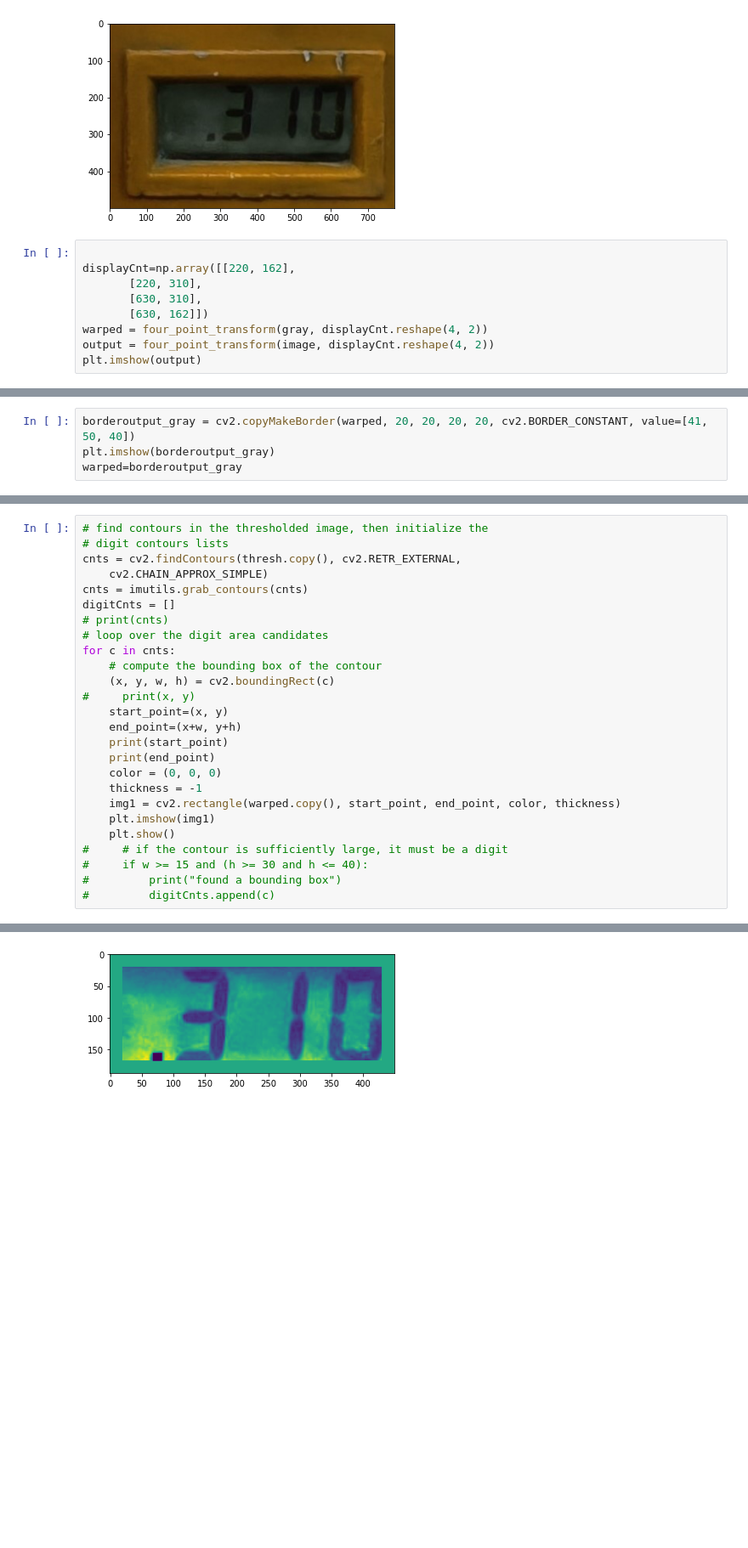
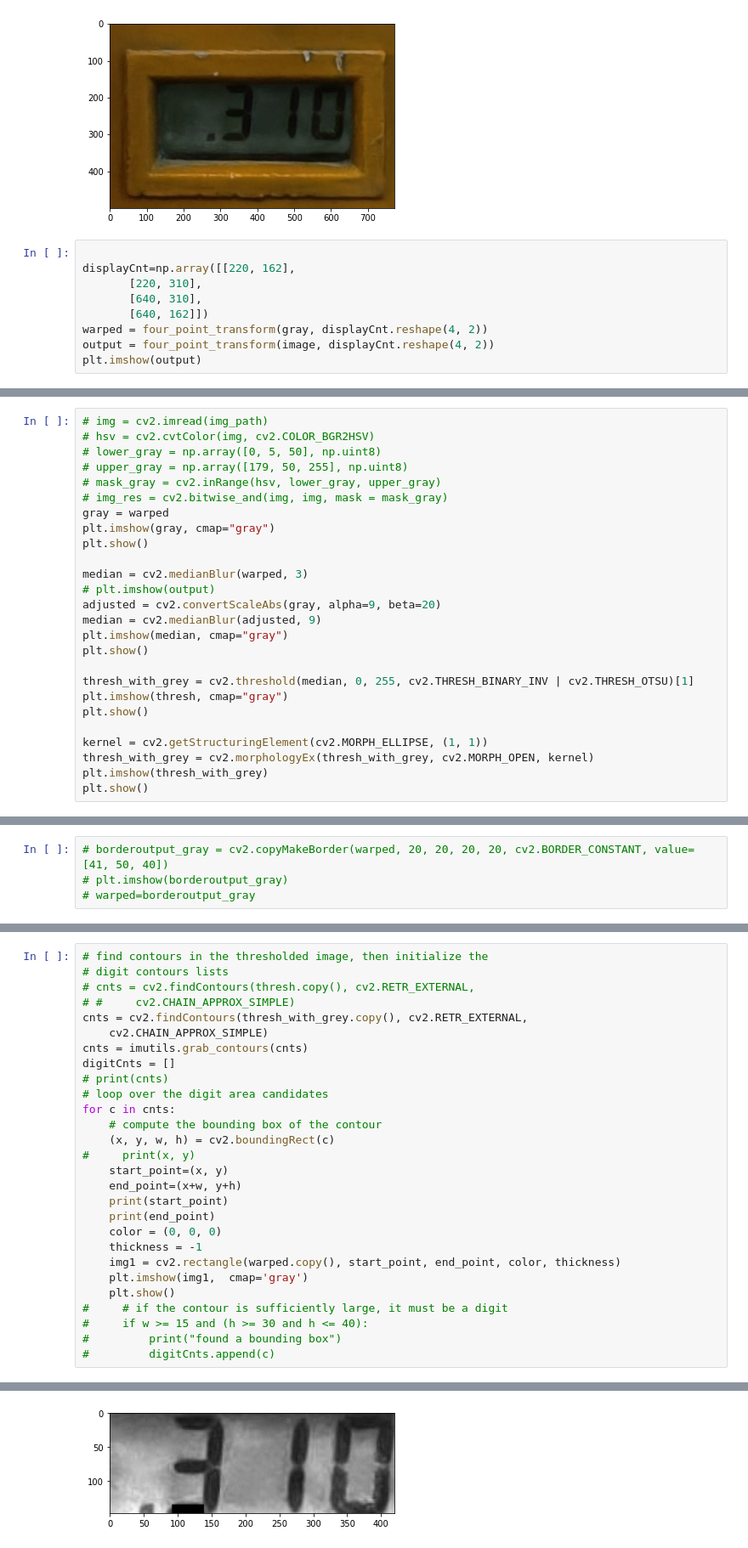
Before and after one commit to DivyanshNatani/OCR-Display-Digitalisation, a Jupyter notebook: seven-seg/7-seg-lab-image.ipynb, the cells around one changed output, grey strips where cells are left out. Shown: that part at 85% size. Cells and saved outputs as stored; diff of their text form; blank space fills up the shorter version.

```diff
--- a/seven-seg/7-seg-lab-image.ipynb
+++ b/seven-seg/7-seg-lab-image.ipynb
@@ -88,8 +88,8 @@ plt.imshow(image)
 
 displayCnt=np.array([[220, 162],
        [220, 310],
-       [630, 310],
-       [630, 162]])
+       [640, 310],
+       [640, 162]])
 warped = four_point_transform(gray, displayCnt.reshape(4, 2))
 output = four_point_transform(image, displayCnt.reshape(4, 2))
 plt.imshow(output)
@@ -98,0 +137,26 @@ plt.imshow(output)
+# %%
+# img = cv2.imread(img_path)
+# hsv = cv2.cvtColor(img, cv2.COLOR_BGR2HSV)
+# lower_gray = np.array([0, 5, 50], np.uint8)
+# upper_gray = np.array([179, 50, 255], np.uint8)
+# mask_gray = cv2.inRange(hsv, lower_gray, upper_gray)
+# img_res = cv2.bitwise_and(img, img, mask = mask_gray)
+gray = warped
+plt.imshow(gray, cmap="gray")
+plt.show()
+
+median = cv2.medianBlur(warped, 3)
+# plt.imshow(output)
+adjusted = cv2.convertScaleAbs(gray, alpha=9, beta=20)
+median = cv2.medianBlur(adjusted, 9)
+plt.imshow(median, cmap="gray")
+plt.show()
+
+thresh_with_grey = cv2.threshold(median, 0, 255, cv2.THRESH_BINARY_INV | cv2.THRESH_OTSU)[1]
+plt.imshow(thresh, cmap="gray")
+plt.show()
+
+kernel = cv2.getStructuringElement(cv2.MORPH_ELLIPSE, (1, 1))
+thresh_with_grey = cv2.morphologyEx(thresh_with_grey, cv2.MORPH_OPEN, kernel)
+plt.imshow(thresh_with_grey)
+plt.show()
@@ -110,4 +176,4 @@ plt.imshow(borderoutput)
 # %%
-borderoutput_gray = cv2.copyMakeBorder(warped, 20, 20, 20, 20, cv2.BORDER_CONSTANT, value=[41, 50, 40])
-plt.imshow(borderoutput_gray)
-warped=borderoutput_gray
+# borderoutput_gray = cv2.copyMakeBorder(warped, 20, 20, 20, 20, cv2.BORDER_CONSTANT, value=[41, 50, 40])
+# plt.imshow(borderoutput_gray)
+# warped=borderoutput_gray
@@ -128,7 +192,9 @@ plt.imshow(thresh)
 # %%
 # find contours in the thresholded image, then initialize the
 # digit contours lists
-cnts = cv2.findContours(thresh.copy(), cv2.RETR_EXTERNAL,
+# cnts = cv2.findContours(thresh.copy(), cv2.RETR_EXTERNAL,
+# #     cv2.CHAIN_APPROX_SIMPLE)
+cnts = cv2.findContours(thresh_with_grey.copy(), cv2.RETR_EXTERNAL,
     cv2.CHAIN_APPROX_SIMPLE)
 cnts = imutils.grab_contours(cnts)
 digitCnts = []
@@ -145,7 +211,7 @@ for c in cnts:
     color = (0, 0, 0)
     thickness = -1
     img1 = cv2.rectangle(warped.copy(), start_point, end_point, color, thickness)
-    plt.imshow(img1)
+    plt.imshow(img1,  cmap='gray')
     plt.show()
 #     # if the contour is sufficiently large, it must be a digit
 #     if w >= 15 and (h >= 30 and h <= 40):
@@ -157 +223 @@ for c in cnts:
-[figure, old version]
+[figure, new version]
```
Also changed, not shown: parts of 16 cells of this notebook, 11 other files.
